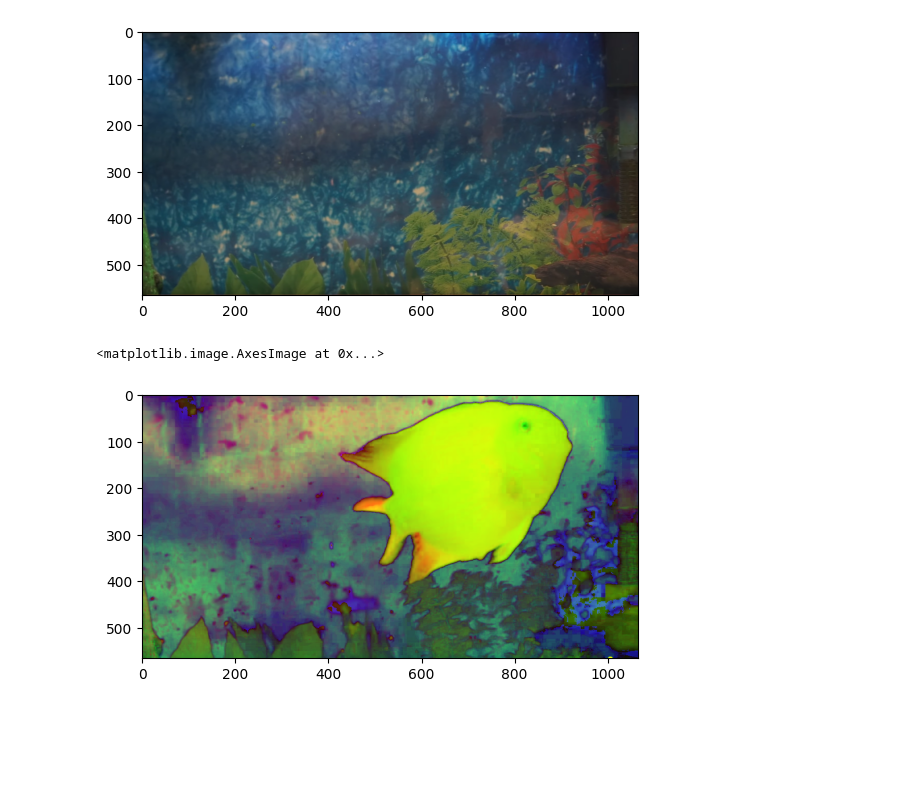
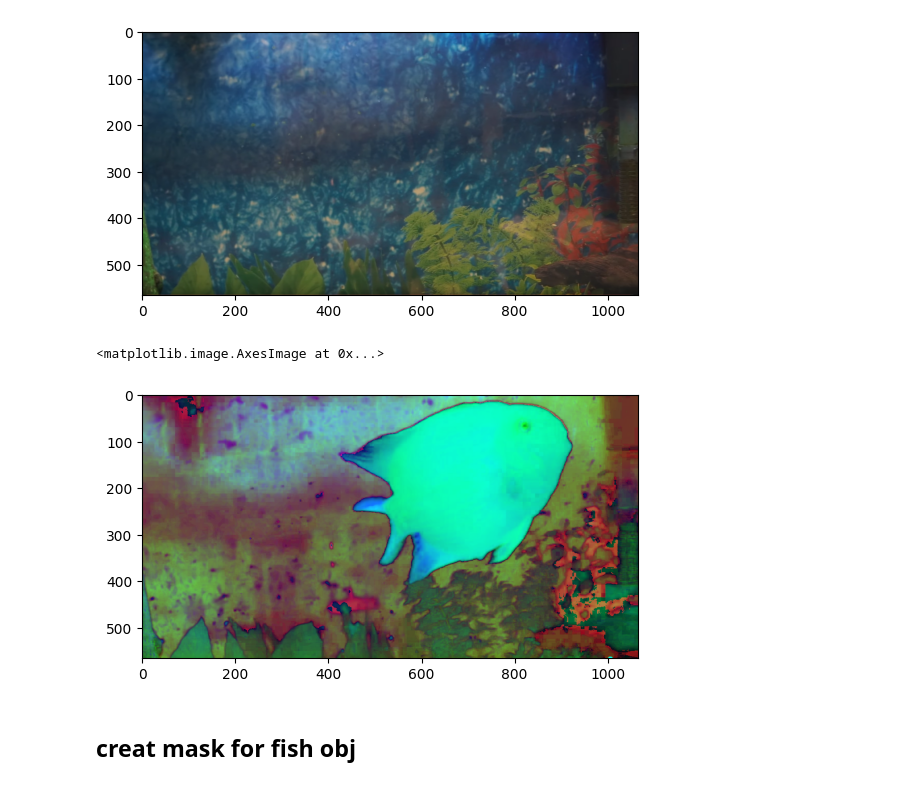
Before and after one commit to ramajaradat/image-preprocessing, a Jupyter notebook: Fisrt_img_process/Lec#3.ipynb, the cells around one changed output. Cells and saved outputs as stored; diff of their text form; code cells hidden in the pictures; blank space fills up the shorter version.

```diff
--- a/Fisrt_img_process/Lec#3.ipynb
+++ b/Fisrt_img_process/Lec#3.ipynb
@@ -22,8 +22,11 @@ plt.imshow(background[:,:,::-1])
 <matplotlib.image.AxesImage at 0x...>
 [figure]
 # %%
+#BGR to HSV
 fish_hsv=cv2.cvtColor(fish, cv2.COLOR_BGR2HSV)
-plt.imshow(fish_hsv[:,:,::-1])
+plt.imshow(fish_hsv)
 # %% [output]
 <matplotlib.image.AxesImage at 0x...>
-[figure, old version]
+[figure, new version]
+# %% [markdown]
+## creat mask for fish obj
```
Also changed, not shown: parts of 10 cells of this notebook, 1 other file.
